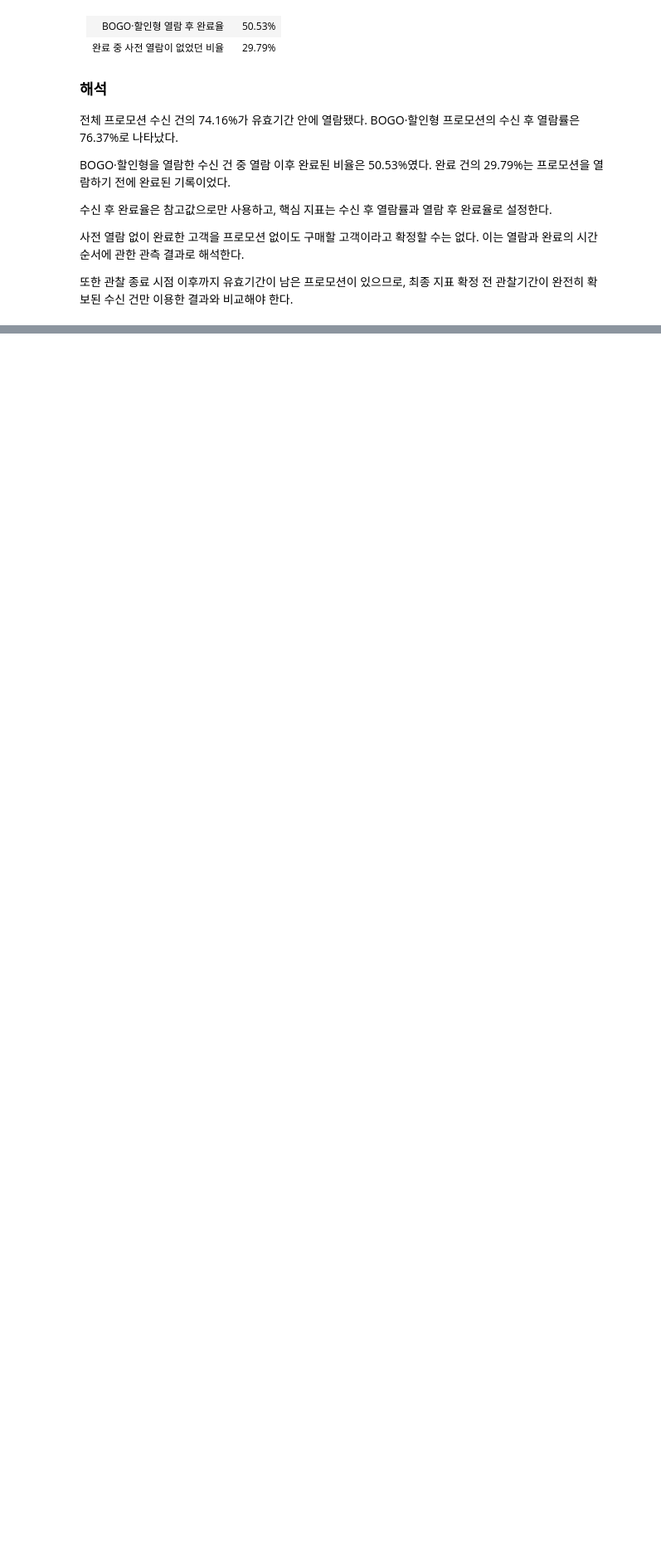
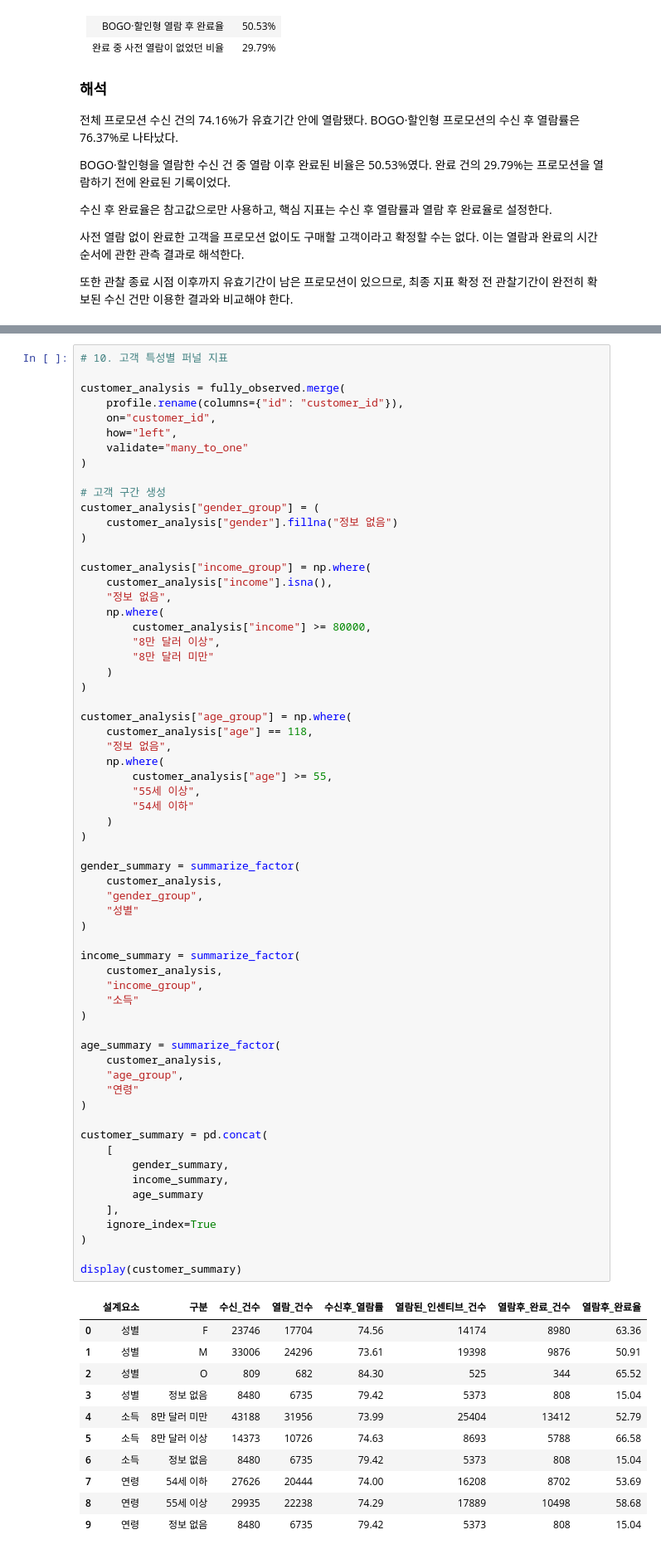
Before and after one commit to ysy3046/starbucks_dashboard, a Jupyter notebook: 03_metric_map.ipynb, the cells around one changed output, grey strips where cells are left out. Shown at 83% size. Cells and saved outputs as stored; diff of their text form; blank space fills up the shorter version.

```diff
--- a/03_metric_map.ipynb
+++ b/03_metric_map.ipynb
@@ -523,0 +1086,75 @@ BOGO·할인형을 열람한 수신 건 중 열람 이후 완료된 비율은 50
+# %%
+# 10. 고객 특성별 퍼널 지표
+
+customer_analysis = fully_observed.merge(
+    profile.rename(columns={"id": "customer_id"}),
+    on="customer_id",
+    how="left",
+    validate="many_to_one"
+)
+
+# 고객 구간 생성
+customer_analysis["gender_group"] = (
+    customer_analysis["gender"].fillna("정보 없음")
+)
+
+customer_analysis["income_group"] = np.where(
+    customer_analysis["income"].isna(),
+    "정보 없음",
+    np.where(
+        customer_analysis["income"] >= 80000,
+        "8만 달러 이상",
+        "8만 달러 미만"
+    )
+)
+
+customer_analysis["age_group"] = np.where(
+    customer_analysis["age"] == 118,
+    "정보 없음",
+    np.where(
+        customer_analysis["age"] >= 55,
+        "55세 이상",
+        "54세 이하"
+    )
+)
+
+gender_summary = summarize_factor(
+    customer_analysis,
+    "gender_group",
+    "성별"
+)
+
+income_summary = summarize_factor(
+    customer_analysis,
+    "income_group",
+    "소득"
+)
+
+age_summary = summarize_factor(
+    customer_analysis,
+    "age_group",
+    "연령"
+)
+
+customer_summary = pd.concat(
+    [
+        gender_summary,
+        income_summary,
+        age_summary
+    ],
+    ignore_index=True
+)
+
+display(customer_summary)
+# %% [output]
+|  | 설계요소 | 구분 | 수신_건수 | 열람_건수 | 수신후_열람률 | 열람된_인센티브_건수 | 열람후_완료_건수 | 열람후_완료율 |
+| 0 | 성별 | F | 23746 | 17704 | 74.56 | 14174 | 8980 | 63.36 |
+| 1 | 성별 | M | 33006 | 24296 | 73.61 | 19398 | 9876 | 50.91 |
+| 2 | 성별 | O | 809 | 682 | 84.30 | 525 | 344 | 65.52 |
+| 3 | 성별 | 정보 없음 | 8480 | 6735 | 79.42 | 5373 | 808 | 15.04 |
+| 4 | 소득 | 8만 달러 미만 | 43188 | 31956 | 73.99 | 25404 | 13412 | 52.79 |
+| 5 | 소득 | 8만 달러 이상 | 14373 | 10726 | 74.63 | 8693 | 5788 | 66.58 |
+| 6 | 소득 | 정보 없음 | 8480 | 6735 | 79.42 | 5373 | 808 | 15.04 |
+| 7 | 연령 | 54세 이하 | 27626 | 20444 | 74.00 | 16208 | 8702 | 53.69 |
+| 8 | 연령 | 55세 이상 | 29935 | 22238 | 74.29 | 17889 | 10498 | 58.68 |
+| 9 | 연령 | 정보 없음 | 8480 | 6735 | 79.42 | 5373 | 808 | 15.04 |
```
Also changed, not shown: parts of 15 cells of this notebook.
